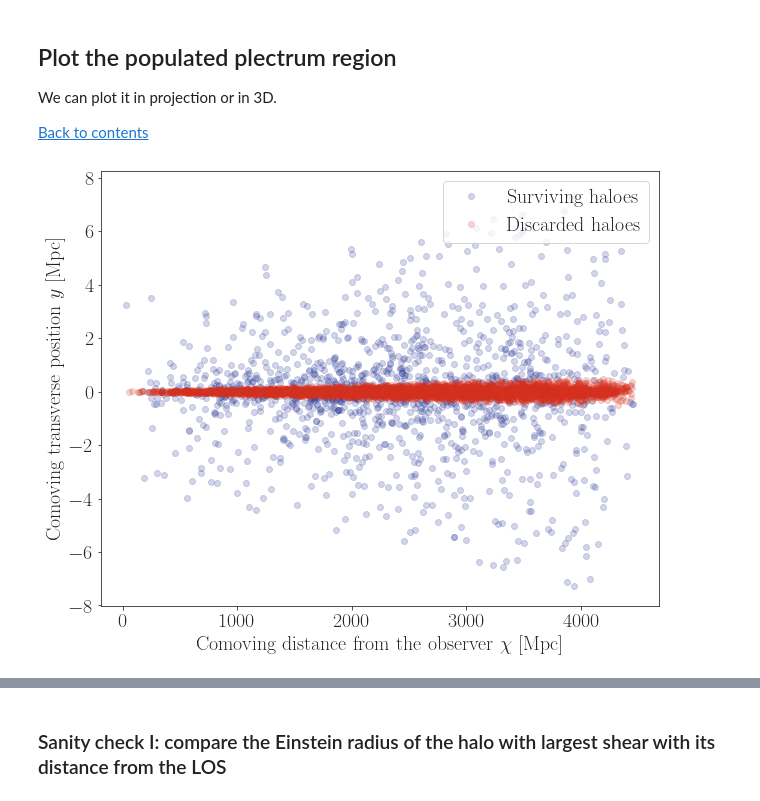
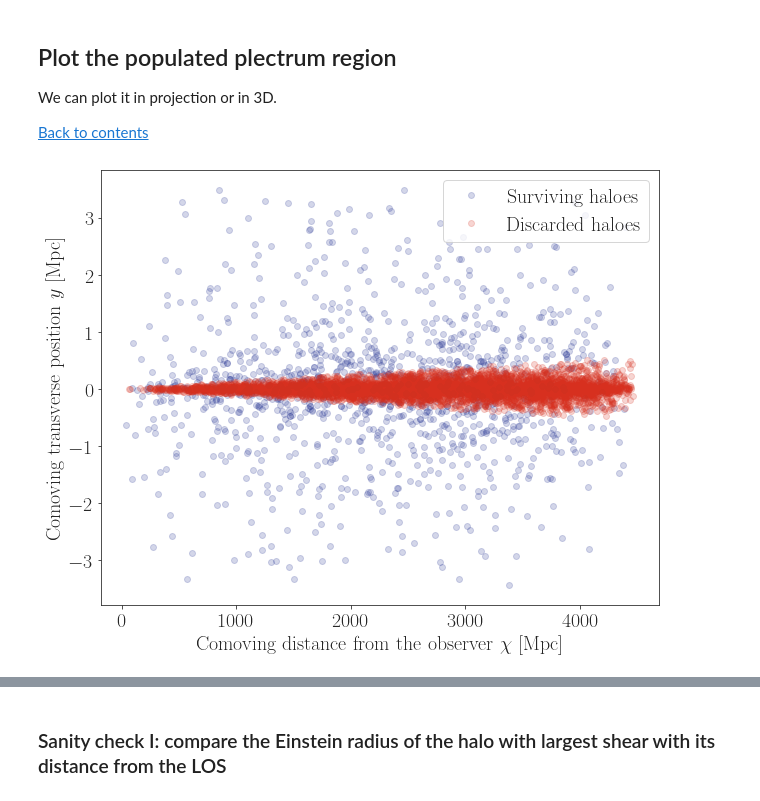
Before and after one commit to nataliehogg/los_proof_of_concept, a Jupyter notebook: distributed_haloes_generation.ipynb, the cells around one changed output, grey strips where cells are left out. Saved outputs shown, nothing was run; the diff lists cells and outputs as text; code cells hidden in the pictures.

```diff
--- a/distributed_haloes_generation.ipynb
+++ b/distributed_haloes_generation.ipynb
@@ -311,20 +311,20 @@ haloes_dataframe['z'] = halo_redshift_list
 Draw physical distance of each halo from LOS randomly on a disk.
 # %%
 r_sq = np.random.uniform(0.0, R_0**2., cylinder_halo_number)
-r_phys = np.sqrt(r_sq)
+r_com = np.sqrt(r_sq)
 
 theta = np.random.uniform(0.0, 2.0*np.pi, cylinder_halo_number)
 
-x_phys = r_phys*np.cos(theta)
-y_phys = r_phys*np.sin(theta)
+x_com = r_com*np.cos(theta)
+y_com = r_com*np.sin(theta)
 
-haloes_dataframe['r'] = r_phys
+haloes_dataframe['r'] = r_com
 
-haloes_dataframe['x_phys'] = x_phys
-haloes_dataframe['y_phys'] = y_phys
+haloes_dataframe['x_com'] = x_com
+haloes_dataframe['y_com'] = y_com
 
-haloes_dataframe['center_x'] = tqdm(angle_conversion(haloes_dataframe['x_phys']/dA(z_observer, haloes_dataframe['z']), 'to arcsecs'))
-haloes_dataframe['center_y'] = tqdm(angle_conversion(haloes_dataframe['y_phys']/dA(z_observer, haloes_dataframe['z']), 'to arcsecs'))
+haloes_dataframe['center_x'] = tqdm(angle_conversion(haloes_dataframe['x_com']/haloes_dataframe['d'], 'to arcsecs'))
+haloes_dataframe['center_y'] = tqdm(angle_conversion(haloes_dataframe['y_com']/haloes_dataframe['d'], 'to arcsecs'))
 # %% [markdown]
 ### Get the lenstronomy `NFW` parameters <a name="lenstronomy"></a>
 # %% [markdown]
@@ -623,32 +623,29 @@ else:
 # %%
 %matplotlib inline
 
 plt.figure(figsize = (10, 8))
 
-sur_co = surviving_haloes_dataframe['y_phys']*(surviving_haloes_dataframe['z']+1)
-dis_co = discarded_haloes_dataframe['y_phys']*(discarded_haloes_dataframe['z']+1)
-
-plt.plot(surviving_haloes_dataframe['d'][:cut], sur_co[:cut],
+plt.plot(surviving_haloes_dataframe['d'][:cut], surviving_haloes_dataframe['y_com'][:cut],
          color = cool[2], ls = ' ', marker = marker, alpha = 0.2,
          label = 'Surviving haloes', rasterized=True)
 
-plt.plot(discarded_haloes_dataframe['d'][:cut_discarded], dis_co[:cut_discarded],
+plt.plot(discarded_haloes_dataframe['d'][:cut_discarded], discarded_haloes_dataframe['y_com'][:cut_discarded],
          color = warm[2], ls = ' ', marker = marker, alpha = 0.2,
          label = 'Discarded haloes', rasterized=True)
 
 # plt.xlim(z_observer, z_source)
 # plt.ylim(-0.5, 0.5)
 plt.xticks(fontsize=20)
 plt.yticks(fontsize=20)
 plt.xlabel('Comoving distance from the observer $\chi$ [Mpc]', fontsize=20)
 plt.ylabel('Comoving transverse position $y$ [Mpc]', fontsize=20)
 plt.legend(loc = 'upper right', fontsize=20)
 
 plt.savefig(outpath + job_name + '_region_rasterised_comoving.pdf', dpi=300, bbox_inches='tight', transparent=True)
 
 plt.show()
 # %% [output]
-[figure, old version]
+[figure, new version]
 # %%
 %matplotlib notebook
 fig = plt.figure(figsize=(12,12))
```
Also changed, not shown: parts of 18 cells of this notebook.
